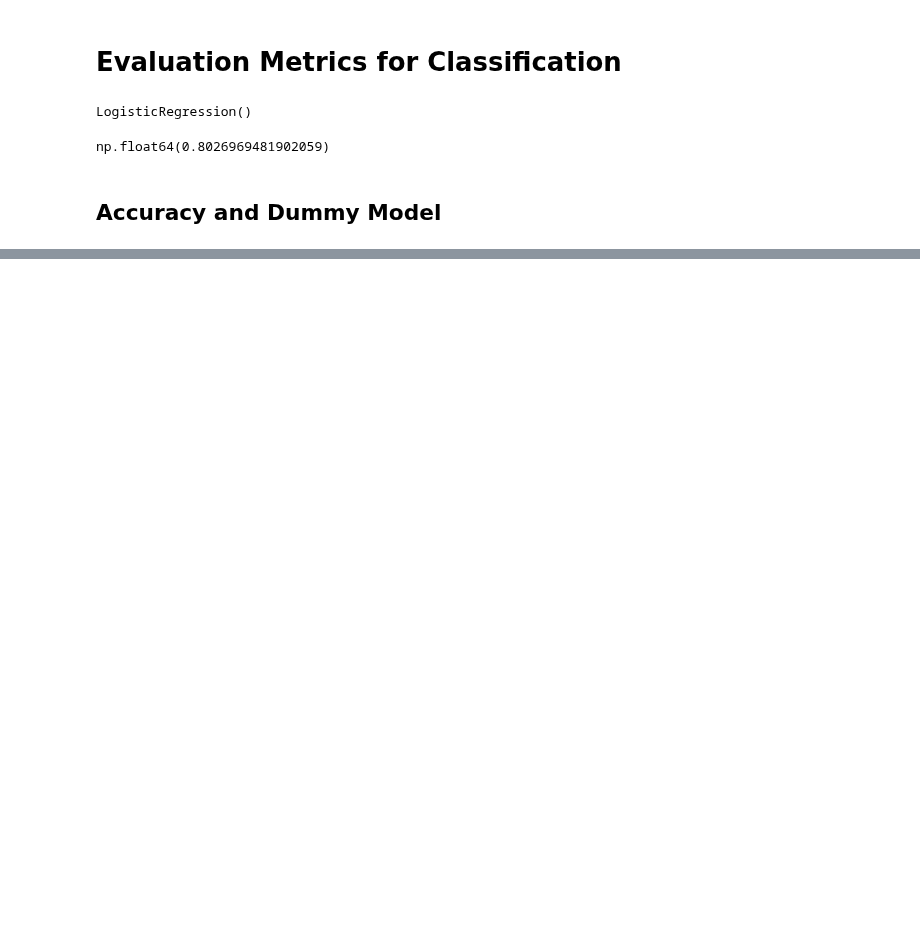
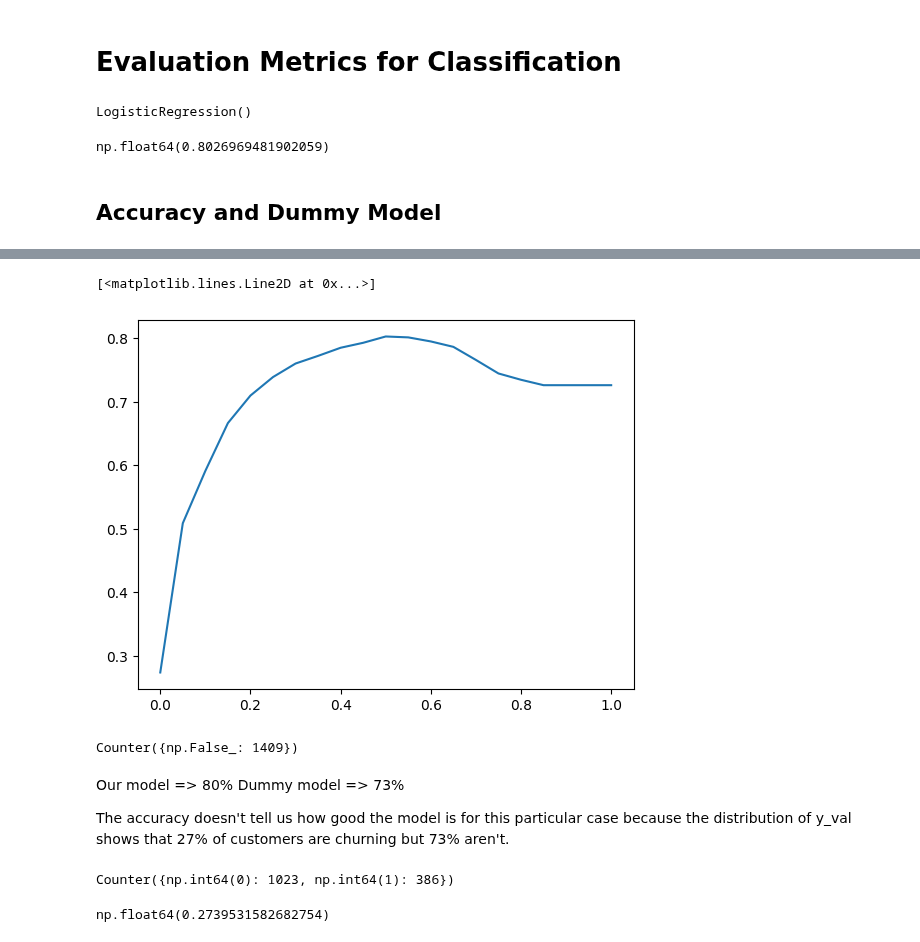
Before and after one commit to h-sutiwas/machine-learning-journey, a Jupyter notebook: 04-evaluation/Lesson_4.ipynb, the cells around one changed output, grey strips where cells are left out. Drawn from its saved outputs; the diff is of its cells as text; code cells hidden in the pictures; blank space fills up the shorter version.

Commit message:
Accuracy and Dummy Model

```diff
--- a/04-evaluation/Lesson_4.ipynb
+++ b/04-evaluation/Lesson_4.ipynb
@@ -75,0 +94,14 @@ np.float64(0.8026969481902059)
+# %%
+thresholds = np.linspace(0, 1, 21)
+
+scores = []
+
+for t in thresholds:
+    churn_decision = (y_pred >= t)
+    score = (y_val == churn_decision).mean()
+
+    if t == thresholds[0]:
+        print('  t  | score')
+    print('%.2f | %.3f' % (t, score))
+
+    scores.append(score)
@@ -75,0 +126,5 @@ np.float64(0.8026969481902059)
+# %%
+plt.plot(thresholds, scores)
+# %% [output]
+[<matplotlib.lines.Line2D at 0x...>]
+[figure, added]
@@ -75,0 +133,17 @@ np.float64(0.8026969481902059)
+# %%
+Counter(y_pred >= 1.0)
+# %% [output]
+Counter({np.False_: 1409})
+# %% [markdown]
+Our model => 80%
+Dummy model => 73%
+
+The accuracy doesn't tell us how good the model is for this particular case because the distribution of y_val shows that 27% of customers are churning but 73% aren't.
+# %%
+Counter(y_val)
+# %% [output]
+Counter({np.int64(0): 1023, np.int64(1): 386})
+# %%
+y_val.mean()
+# %% [output]
+np.float64(0.2739531582682754)
```
Also changed, not shown: parts of 8 cells of this notebook.
